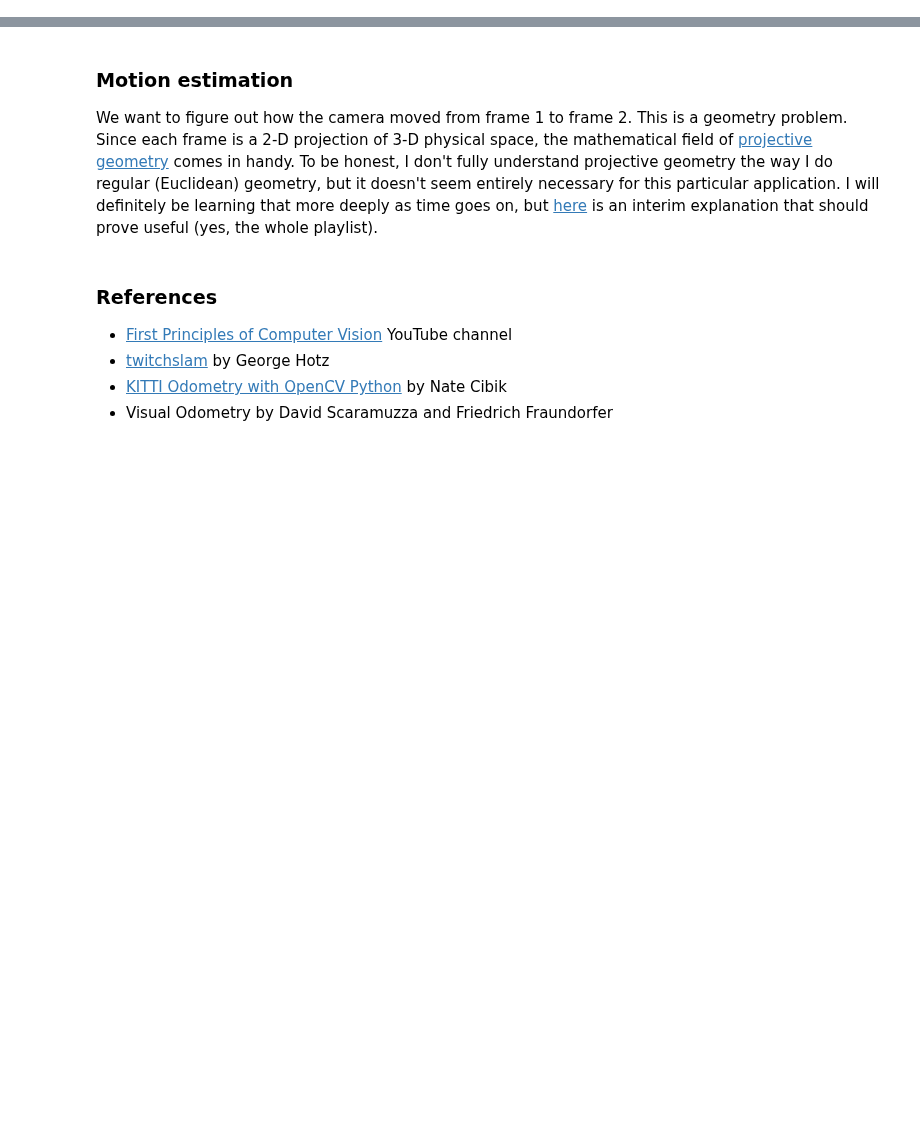
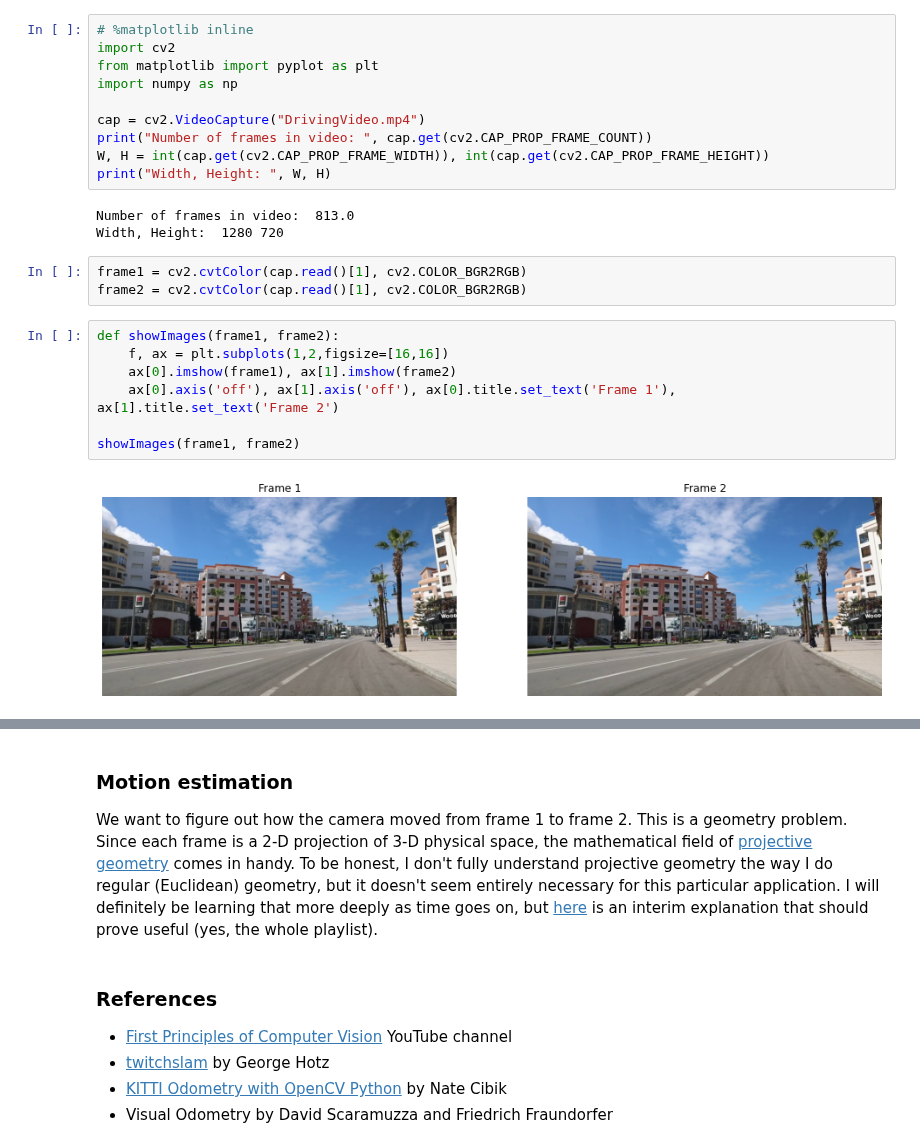
Before and after one commit to vibhavgaur/VisualOdometry, a Jupyter notebook: VisualOdometry2.ipynb, the cells around one changed output, grey strips where cells are left out. Drawn from its saved outputs; the diff is of its cells as text; blank space fills up the shorter version.

```diff
--- a/VisualOdometry2.ipynb
+++ b/VisualOdometry2.ipynb
@@ -0,0 +10,25 @@
+# %%
+# %matplotlib inline
+import cv2
+from matplotlib import pyplot as plt
+import numpy as np
+
+cap = cv2.VideoCapture("DrivingVideo.mp4")
+print("Number of frames in video: ", cap.get(cv2.CAP_PROP_FRAME_COUNT))
+W, H = int(cap.get(cv2.CAP_PROP_FRAME_WIDTH)), int(cap.get(cv2.CAP_PROP_FRAME_HEIGHT))
+print("Width, Height: ", W, H)
+# %% [output]
+Number of frames in video:  813.0
+Width, Height:  1280 720
+# %%
+frame1 = cv2.cvtColor(cap.read()[1], cv2.COLOR_BGR2RGB)
+frame2 = cv2.cvtColor(cap.read()[1], cv2.COLOR_BGR2RGB)
+# %%
+def showImages(frame1, frame2):
+    f, ax = plt.subplots(1,2,figsize=[16,16])
+    ax[0].imshow(frame1), ax[1].imshow(frame2)
+    ax[0].axis('off'), ax[1].axis('off'), ax[0].title.set_text('Frame 1'), ax[1].title.set_text('Frame 2')
+
+showImages(frame1, frame2)
+# %% [output]
+[figure, added]
```
Also changed, not shown: parts of 12 cells of this notebook, 1 other file.
